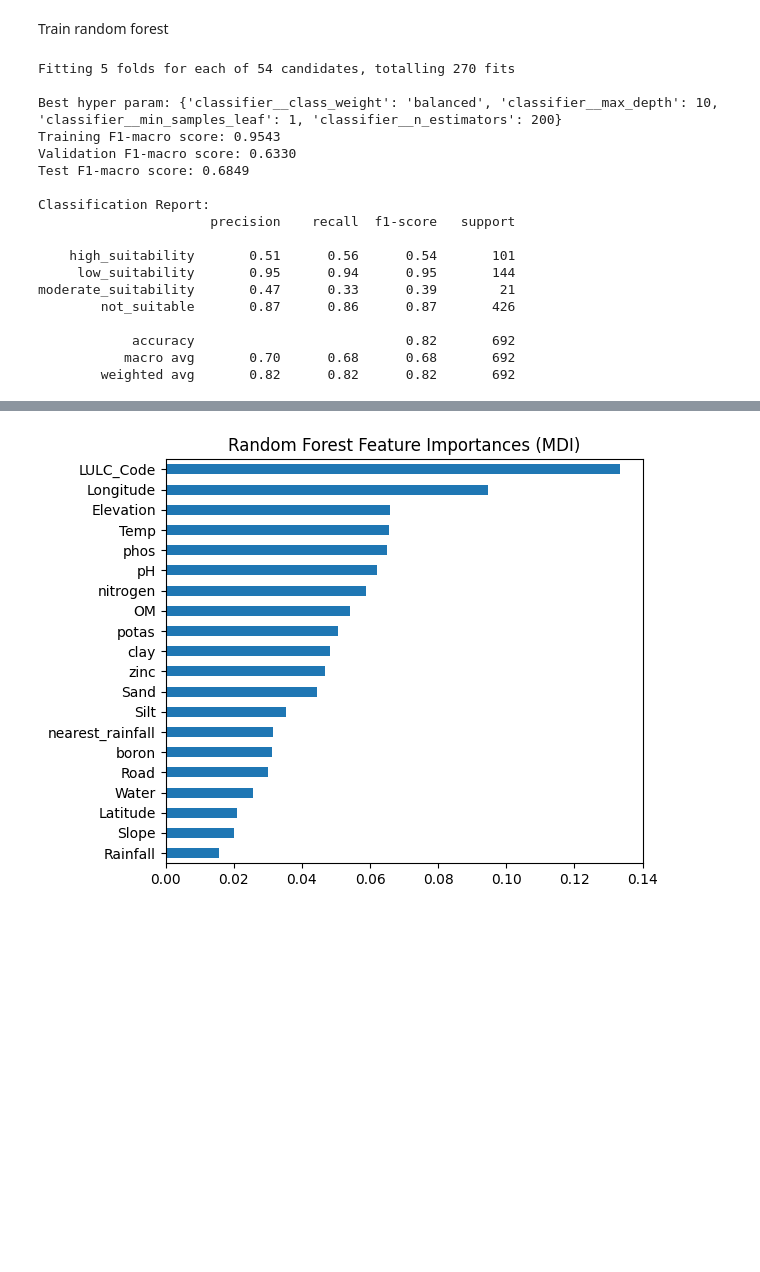
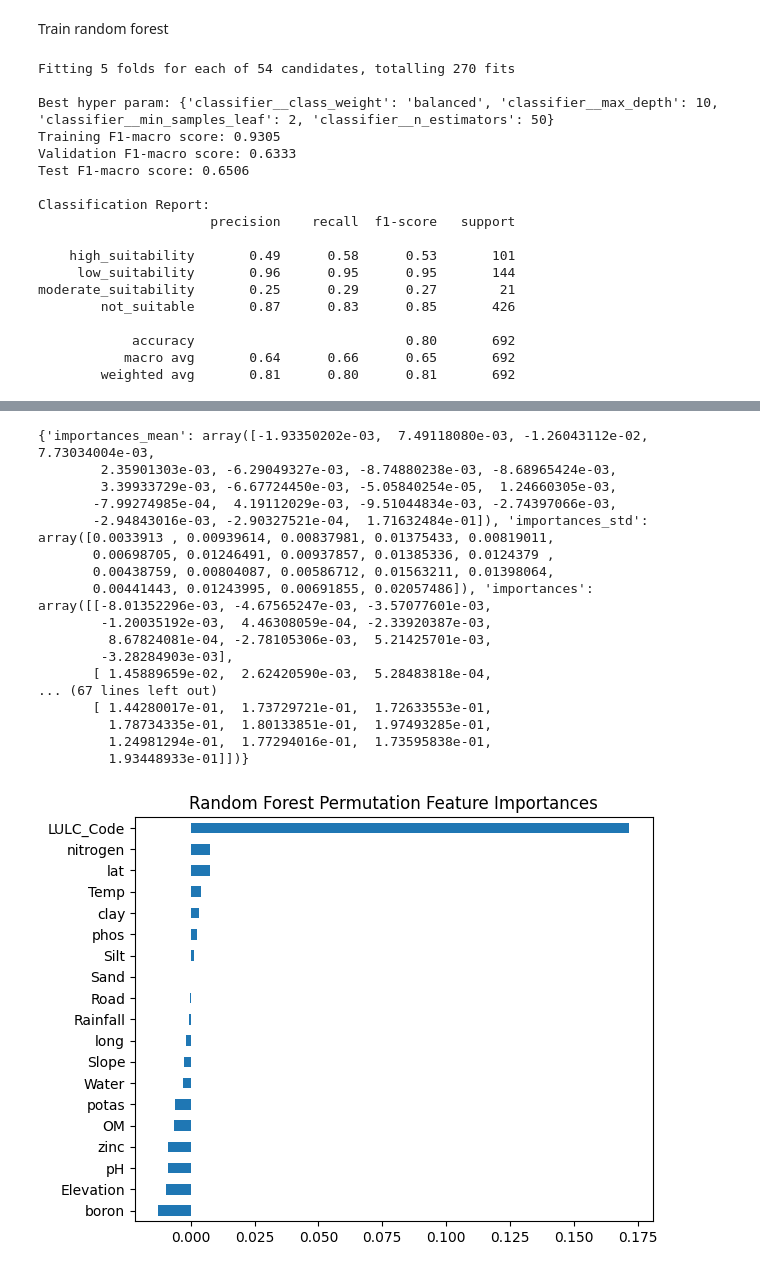
Before and after one commit to kshitijrajsharma/yth, a Jupyter notebook: notebooks/train.ipynb, the cells around one changed output, grey strips where cells are left out. Saved outputs shown, nothing was run; the diff lists cells and outputs as text; code cells hidden in the pictures; blank space fills up the shorter version.

```diff
--- a/notebooks/train.ipynb
+++ b/notebooks/train.ipynb
@@ -11,9 +11,9 @@ Index(['Latitude', 'Longitude', 'boron', 'nitrogen', 'phos', 'potas', 'pH',
        'class_level_1', 'class_level_2', 'geometry'],
       dtype='object')
 # %%
-features = ['Latitude', 'Longitude', 'boron', 'nitrogen', 'phos', 'potas', 'pH',
+features = ['long', 'lat', 'boron', 'nitrogen', 'phos', 'potas', 'pH',
             'zinc', 'clay', 'OM', 'Sand', 'Silt', 'Rainfall', 'Temp', 'Elevation',
-            'Slope', 'nearest_rainfall', 'Water', 'Road', 'LULC_Code']
+            'Slope', 'Water', 'Road', 'LULC_Code']
 # %%
 target = 'class_level_1'
 # %%
@@ -56,8 +56,9 @@ Name: count, dtype: int64
 # %%
 from sklearn.preprocessing import StandardScaler
 from sklearn.pipeline import Pipeline
+from sklearn.inspection import permutation_importance
 
-def train_classifier(clf, param_grid, X_train, y_train, X_test, y_test, model_name, model_type='rf'):
+def train_classifier(clf, param_grid, X_train, y_train, X_test, y_test, model_name):
 
     pipeline = Pipeline([
         ('scaler', StandardScaler()),
@@ -82,14 +83,9 @@ def train_classifier(clf, param_grid, X_train, y_train, X_test, y_test, model_na
     print(f"Validation F1-macro score: {grid_search.cv_results_['mean_test_score'][grid_search.best_index_]:.4f}")
 
     best_params = grid_search.best_params_
-    best_params_clean = {key.replace('classifier__', ''): value for key, value in best_params.items()}
 
-    model = Pipeline([
-        ('scaler', StandardScaler()),
-        ('classifier', clf.__class__(**best_params_clean))
-    ])
-
-    best_model = model.fit(X_train, y_train)
+    best_model = pipeline.set_params(**best_params)
+    best_model.fit(X_train, y_train)
 
     y_pred = best_model.predict(X_test)
 
@@ -108,14 +104,16 @@ def train_classifier(clf, param_grid, X_train, y_train, X_test, y_test, model_na
     plt.tight_layout()
     plt.show()
 
-    if model_type == 'rf':
-        mdi_importances = pd.Series(
-            best_model.named_steps['classifier'].feature_importances_, index=features
-        ).sort_values(ascending=True)
+    results = permutation_importance(best_model, X_test, y_test, n_repeats=10, random_state=5, scoring='f1_macro')
 
-        ax = mdi_importances.plot.barh()
-        ax.set_title(f"{model_name} Feature Importances (MDI)")
-        ax.figure.tight_layout()
+    # print(results)
+    importance = pd.Series(
+        results.importances_mean, index=features
+    ).sort_values(ascending=True)
+
+    ax = importance.plot.barh()
+    ax.set_title(f"{model_name} Permutation Feature Importances")
+    ax.figure.tight_layout()
 
     return best_model, best_params
 # %% [markdown]
@@ -138,24 +136,23 @@ rf_model, rf_best_params = train_classifier(
     X_train, y_train,
     X_test, y_test,
     model_name='Random Forest',
-    model_type='rf'
 )
 # %% [output]
 Fitting 5 folds for each of 54 candidates, totalling 270 fits
 
-Best hyper param: {'classifier__class_weight': 'balanced', 'classifier__max_depth': 10, 'classifier__min_samples_leaf': 1, 'classifier__n_estimators': 200}
-Training F1-macro score: 0.9543
-Validation F1-macro score: 0.6330
-Test F1-macro score: 0.6849
+Best hyper param: {'classifier__class_weight': 'balanced', 'classifier__max_depth': 10, 'classifier__min_samples_leaf': 2, 'classifier__n_estimators': 50}
+Training F1-macro score: 0.9305
+Validation F1-macro score: 0.6333
+Test F1-macro score: 0.6506
 
 Classification Report:
                       precision    recall  f1-score   support
 
-    high_suitability       0.51      0.56      0.54       101
-     low_suitability       0.95      0.94      0.95       144
-moderate_suitability       0.47      0.33      0.39        21
-        not_suitable       0.87      0.86      0.87       426
+    high_suitability       0.49      0.58      0.53       101
+     low_suitability       0.96      0.95      0.95       144
+moderate_suitability       0.25      0.29      0.27        21
+        not_suitable       0.87      0.83      0.85       426
 
-            accuracy                           0.82       692
-           macro avg       0.70      0.68      0.68       692
-        weighted avg       0.82      0.82      0.82       692
+            accuracy                           0.80       692
+           macro avg       0.64      0.66      0.65       692
+        weighted avg       0.81      0.80      0.81       692
@@ -163,4 +160,21 @@ moderate_suitability       0.47      0.33      0.39        21
+{'importances_mean': array([-1.93350202e-03,  7.49118080e-03, -1.26043112e-02,  7.73034004e-03,
+        2.35901303e-03, -6.29049327e-03, -8.74880238e-03, -8.68965424e-03,
+        3.39933729e-03, -6.67724450e-03, -5.05840254e-05,  1.24660305e-03,
+       -7.99274985e-04,  4.19112029e-03, -9.51044834e-03, -2.74397066e-03,
+       -2.94843016e-03, -2.90327521e-04,  1.71632484e-01]), 'importances_std': array([0.0033913 , 0.00939614, 0.00837981, 0.01375433, 0.00819011,
+       0.00698705, 0.01246491, 0.00937857, 0.01385336, 0.0124379 ,
+       0.00438759, 0.00804087, 0.00586712, 0.01563211, 0.01398064,
+       0.00441443, 0.01243995, 0.00691855, 0.02057486]), 'importances': array([[-8.01352296e-03, -4.67565247e-03, -3.57077601e-03,
+        -1.20035192e-03,  4.46308059e-04, -2.33920387e-03,
+         8.67824081e-04, -2.78105306e-03,  5.21425701e-03,
+        -3.28284903e-03],
+       [ 1.45889659e-02,  2.62420590e-03,  5.28483818e-04,
+... (67 lines left out)
+       [ 1.44280017e-01,  1.73729721e-01,  1.72633553e-01,
+         1.78734335e-01,  1.80133851e-01,  1.97493285e-01,
+         1.24981294e-01,  1.77294016e-01,  1.73595838e-01,
+         1.93448933e-01]])}
-[figure, old version]
+[figure, new version]
 # %%
 svm_param_grid = {
     'C': [0.1, 1, 10, 100, 200],
```
Also changed, not shown: parts of 3 cells of this notebook, 4 other files.
